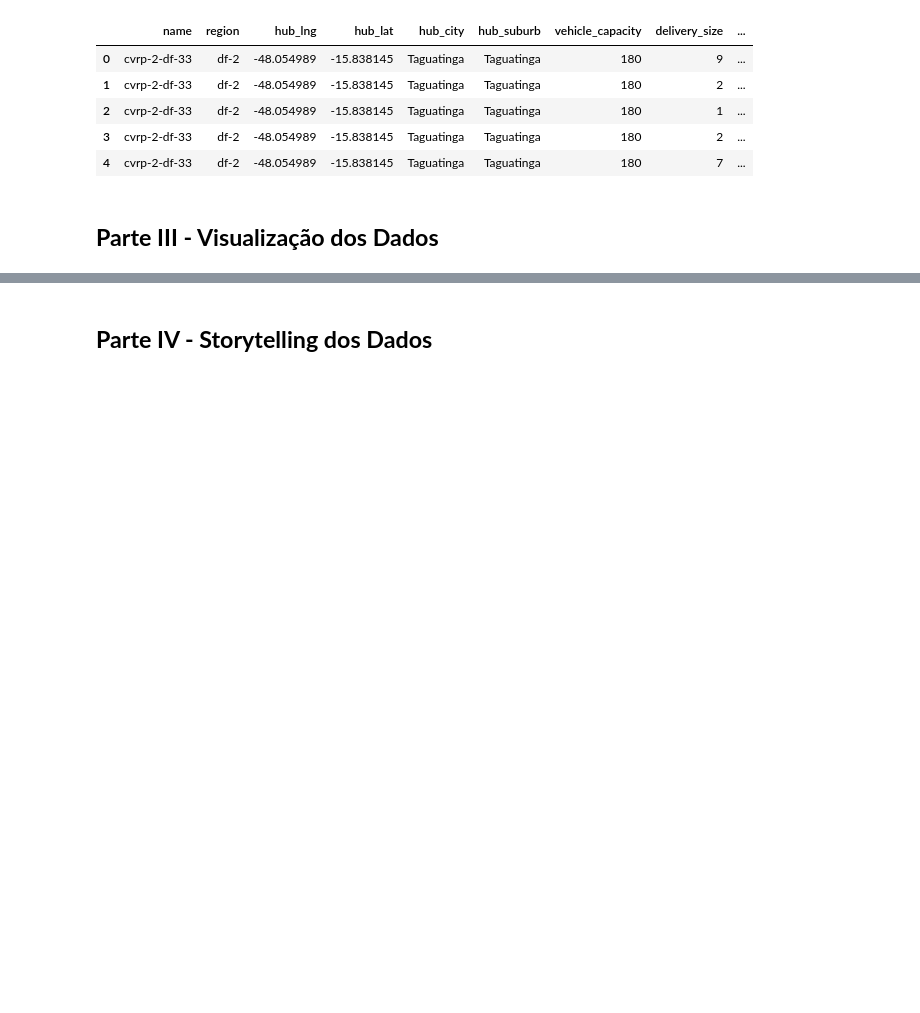
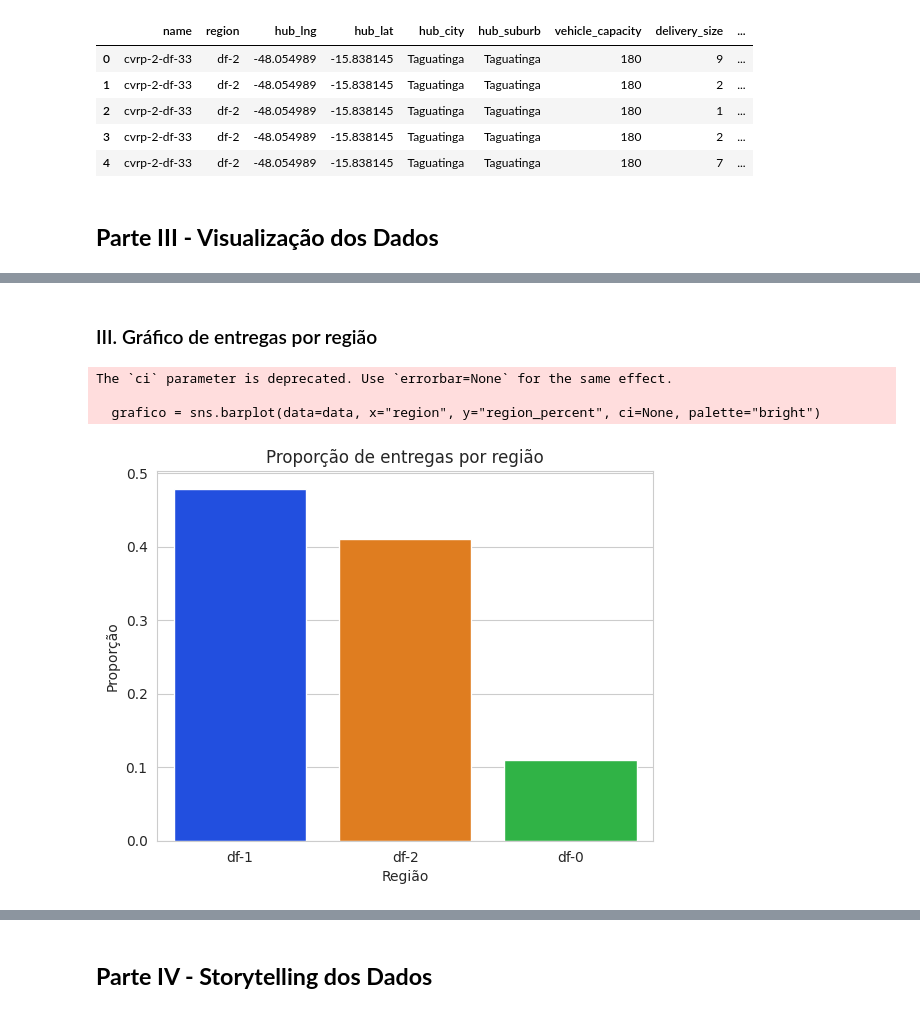
Before and after one commit to r-hugoalves/Analise_Exploratoria_Loggi, a Jupyter notebook: Análise_Exploratória_de_Dados_I.ipynb, the cells around one changed output, grey strips where cells are left out. Drawn from its saved outputs; the diff is of its cells as text; code cells hidden in the pictures; blank space fills up the shorter version.

```diff
--- a/Análise_Exploratória_de_Dados_I.ipynb
+++ b/Análise_Exploratória_de_Dados_I.ipynb
@@ -423,0 +499,17 @@ deliveries_df.head()
+# %% [markdown]
+### III. Gráfico de entregas por região
+# %%
+data = pd.DataFrame(deliveries_df[['region', 'vehicle_capacity']].value_counts(normalize=True)).reset_index()
+data.rename(columns={0: "region_percent"}, inplace=True)
+data.head()
+
+#Plotando o gráfico
+
+with sns.axes_style('whitegrid'):
+  grafico = sns.barplot(data=data, x="region", y="region_percent", ci=None, palette="bright")
+  grafico.set(title='Proporção de entregas por região', xlabel='Região', ylabel='Proporção');
+# %% [output]
+The `ci` parameter is deprecated. Use `errorbar=None` for the same effect.
+
+  grafico = sns.barplot(data=data, x="region", y="region_percent", ci=None, palette="bright")
+[figure, added]
```
Also changed, not shown: parts of 9 cells of this notebook.
